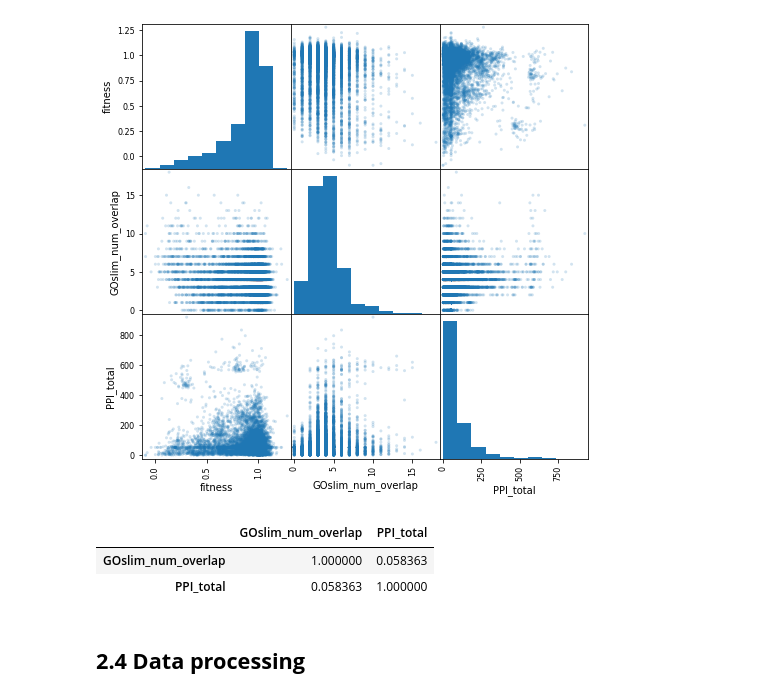
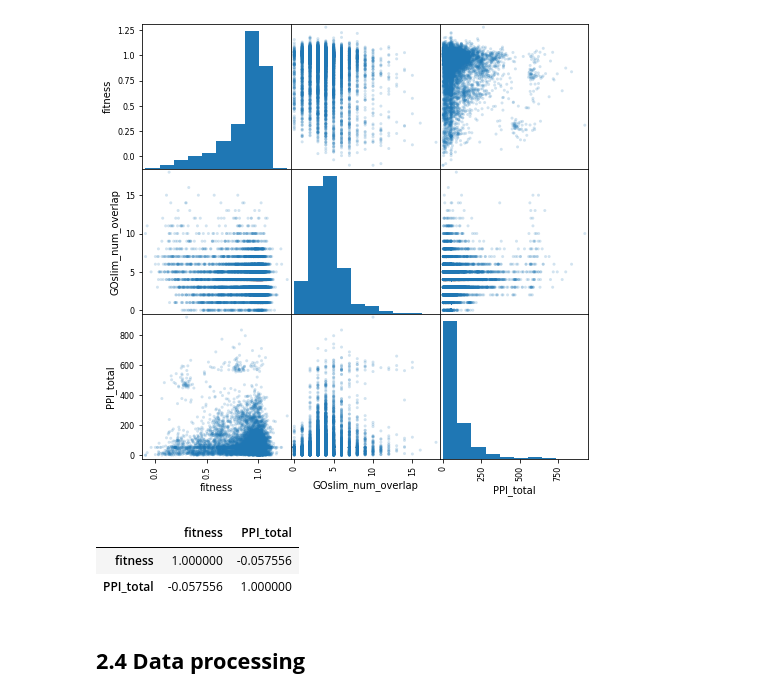
Before and after one commit to ShiuLab/ML_workshop, a Jupyter notebook: ML_workshop_example_run.ipynb, the cells around one changed output. Cells and saved outputs as stored; diff of their text form; code cells hidden in the pictures.

```diff
--- a/ML_workshop_example_run.ipynb
+++ b/ML_workshop_example_run.ipynb
@@ -151,10 +153,10 @@ array([[<matplotlib.axes._subplots.AxesSubplot object at 0x...>,
       dtype=object)
 [figure]
 # %%
-df[['GOslim_num_overlap', 'PPI_total']].corr(method="spearman")
+df[['fitness', 'PPI_total']].corr(method="spearman")
 # %% [output]
-|  | GOslim_num_overlap | PPI_total |
-| GOslim_num_overlap | 1.000000 | 0.058363 |
-| PPI_total | 0.058363 | 1.000000 |
+|  | fitness | PPI_total |
+| fitness | 1.000000 | -0.057556 |
+| PPI_total | -0.057556 | 1.000000 |
 # %% [markdown]
 ## __2.4 Data processing__
```
Also changed, not shown: parts of 71 cells of this notebook, 1 other file.
